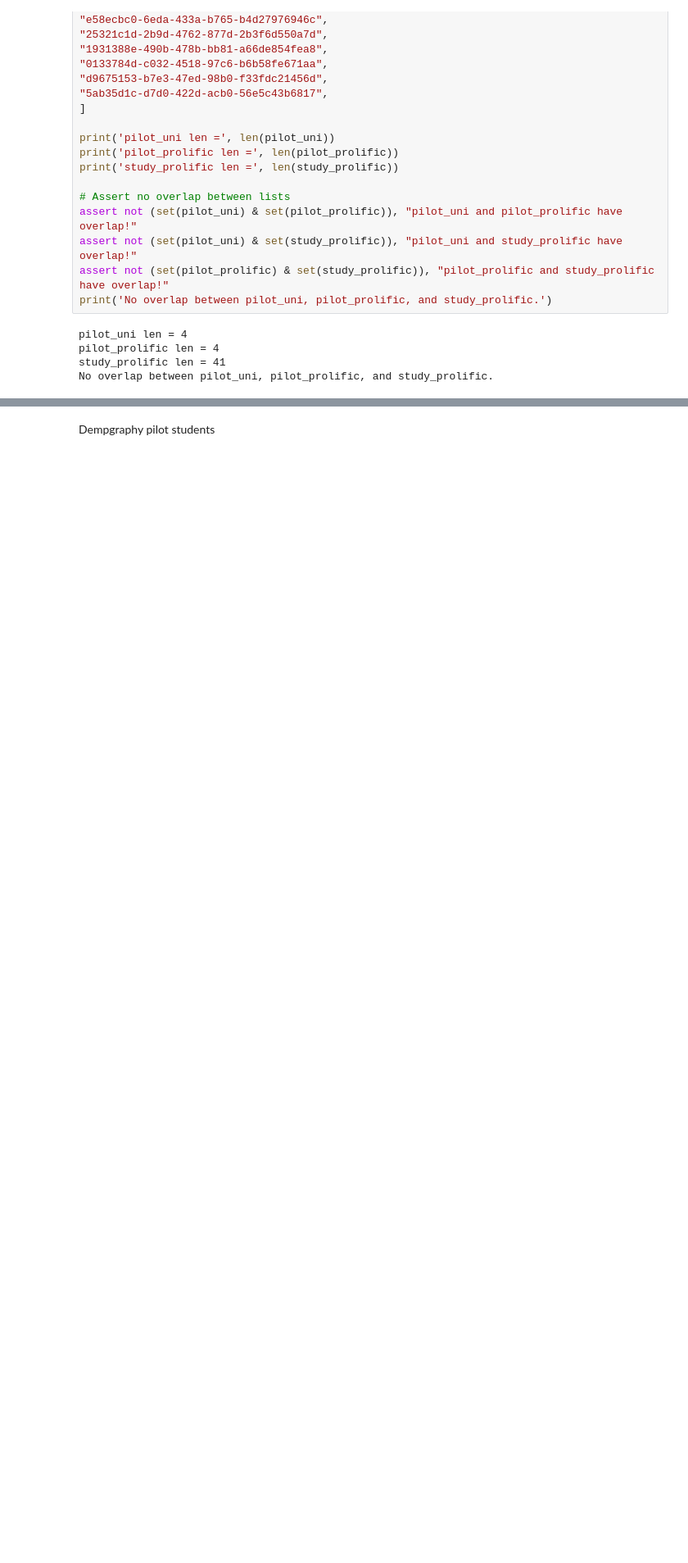
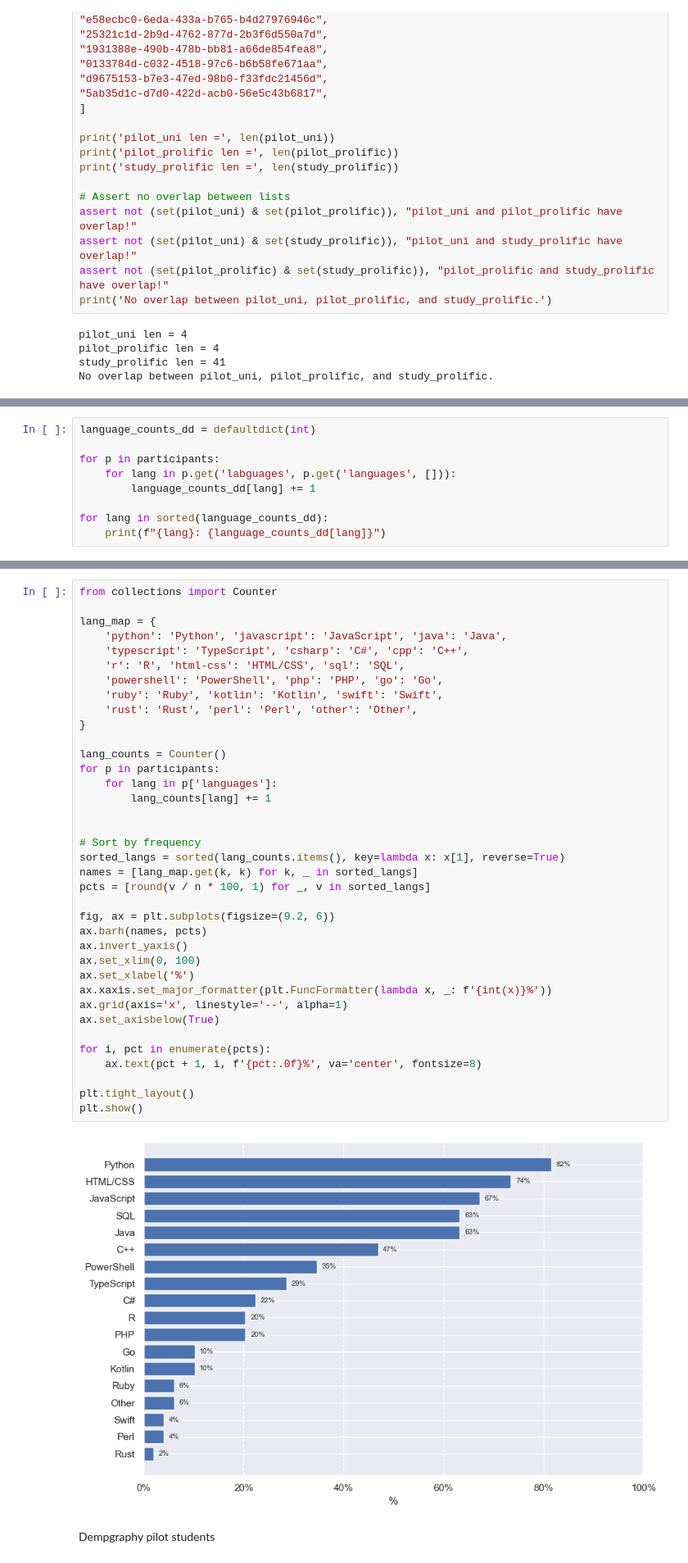
Before and after one commit to PERC-Lab/DialoguePolicyNFR, a Jupyter notebook: analysis/demographic.ipynb, the cells around one changed output, grey strips where cells are left out. Shown at 82% size. Drawn from its saved outputs; the diff is of its cells as text; blank space fills up the shorter version.

```diff
--- a/analysis/demographic.ipynb
+++ b/analysis/demographic.ipynb
@@ -100,0 +203,9 @@ No overlap between pilot_uni, pilot_prolific, and study_prolific.
+# %%
+language_counts_dd = defaultdict(int)
+
+for p in participants:
+    for lang in p.get('labguages', p.get('languages', [])):
+        language_counts_dd[lang] += 1
+
+for lang in sorted(language_counts_dd):
+    print(f"{lang}: {language_counts_dd[lang]}")
@@ -101,3 +231,42 @@ No overlap between pilot_uni, pilot_prolific, and study_prolific.
+# %%
+from collections import Counter
+
+lang_map = {
+    'python': 'Python', 'javascript': 'JavaScript', 'java': 'Java',
+    'typescript': 'TypeScript', 'csharp': 'C#', 'cpp': 'C++',
+    'r': 'R', 'html-css': 'HTML/CSS', 'sql': 'SQL',
+    'powershell': 'PowerShell', 'php': 'PHP', 'go': 'Go',
+    'ruby': 'Ruby', 'kotlin': 'Kotlin', 'swift': 'Swift',
+    'rust': 'Rust', 'perl': 'Perl', 'other': 'Other',
+}
+
+lang_counts = Counter()
+for p in participants:
+    for lang in p['languages']:
+        lang_counts[lang] += 1
+
+
+# Sort by frequency
+sorted_langs = sorted(lang_counts.items(), key=lambda x: x[1], reverse=True)
+names = [lang_map.get(k, k) for k, _ in sorted_langs]
+pcts = [round(v / n * 100, 1) for _, v in sorted_langs]
+
+fig, ax = plt.subplots(figsize=(9.2, 6))
+ax.barh(names, pcts)
+ax.invert_yaxis()
+ax.set_xlim(0, 100)
+ax.set_xlabel('%')
+ax.xaxis.set_major_formatter(plt.FuncFormatter(lambda x, _: f'{int(x)}%'))
+ax.grid(axis='x', linestyle='--', alpha=1)
+ax.set_axisbelow(True)
+
+for i, pct in enumerate(pcts):
+    ax.text(pct + 1, i, f'{pct:.0f}%', va='center', fontsize=8)
+
+plt.tight_layout()
+plt.show()
+# %% [output]
+[figure, added]
 # %% [markdown]
 Dempgraphy pilot students
 # %%
```
Also changed, not shown: parts of 16 cells of this notebook, 1 other file.
